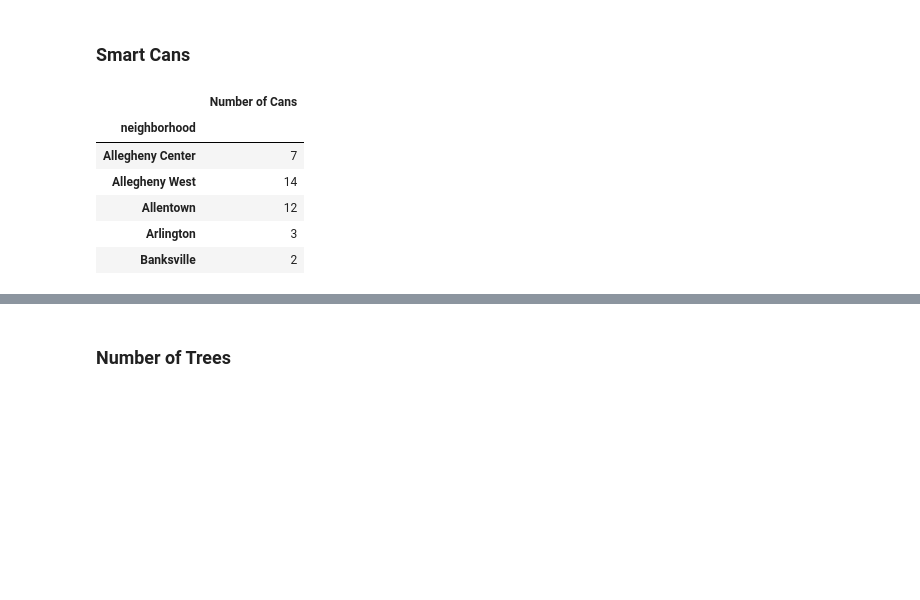
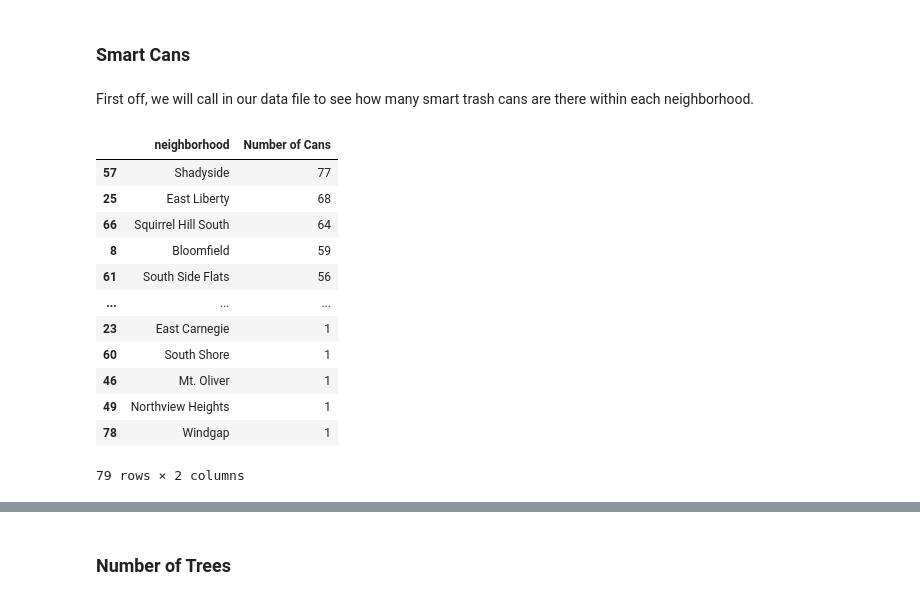
Before and after one commit to wal1624/CMPINF0010-Final-Project, a Jupyter notebook: Final-Presentation.ipynb, the cells around one changed output, grey strips where cells are left out. Saved outputs shown, nothing was run; the diff lists cells and outputs as text; code cells hidden in the pictures; blank space fills up the shorter version.

```diff
--- a/Final-Presentation.ipynb
+++ b/Final-Presentation.ipynb
@@ -47,18 +47,32 @@ green_space_total_data.head(len(total_data))
 | 13 | 0.05 | Swisshelm Park | 308.575 | 0.016204 |
 # %% [markdown]
 ### Smart Cans
-# %%
-SmartTCans = pd.read_csv("SmartTCansNew.csv")
-# Group the csv by neighbohood and sum up all of the trashcans by neighborhood
-num_cans = SmartTCans.groupby("neighborhood").sum()
-num_cans = num_cans[["Number of Cans"]]
-#print(num_cans.to_string())
-num_cans.head()
-# %% [output]
-|  | Number of Cans |
-| neighborhood |  |
-| Allegheny Center | 7 |
-| Allegheny West | 14 |
-| Allentown | 12 |
-| Arlington | 3 |
-| Banksville | 2 |
+# %% [markdown]
+First off, we will call in our data file to see how many smart trash cans are there within each neighborhood.
+# %%
+import pandas as pd
+import numpy as np
+%matplotlib inline
+import matplotlib.pyplot as plt
+import geopandas
+
+#Read in data and group it to get number of cans data
+SmartTCans = pd.read_csv("SmartTCansNew.csv")
+num_cans = pd.DataFrame(SmartTCans[["neighborhood", "Number of Cans"]])
+num_cans = pd.DataFrame(num_cans.groupby("neighborhood").sum())
+num_cans = num_cans.reset_index().sort_values(by="Number of Cans", ascending=False)
+num_cans
+# %% [output]
+|  | neighborhood | Number of Cans |
+| 57 | Shadyside | 77 |
+| 25 | East Liberty | 68 |
+| 66 | Squirrel Hill South | 64 |
+| 8 | Bloomfield | 59 |
+| 61 | South Side Flats | 56 |
+| ... | ... | ... |
+| 23 | East Carnegie | 1 |
+| 60 | South Shore | 1 |
+| 46 | Mt. Oliver | 1 |
+| 49 | Northview Heights | 1 |
+| 78 | Windgap | 1 |
+79 rows × 2 columns
```
Also changed, not shown: parts of 7 cells of this notebook, 1 other file.
